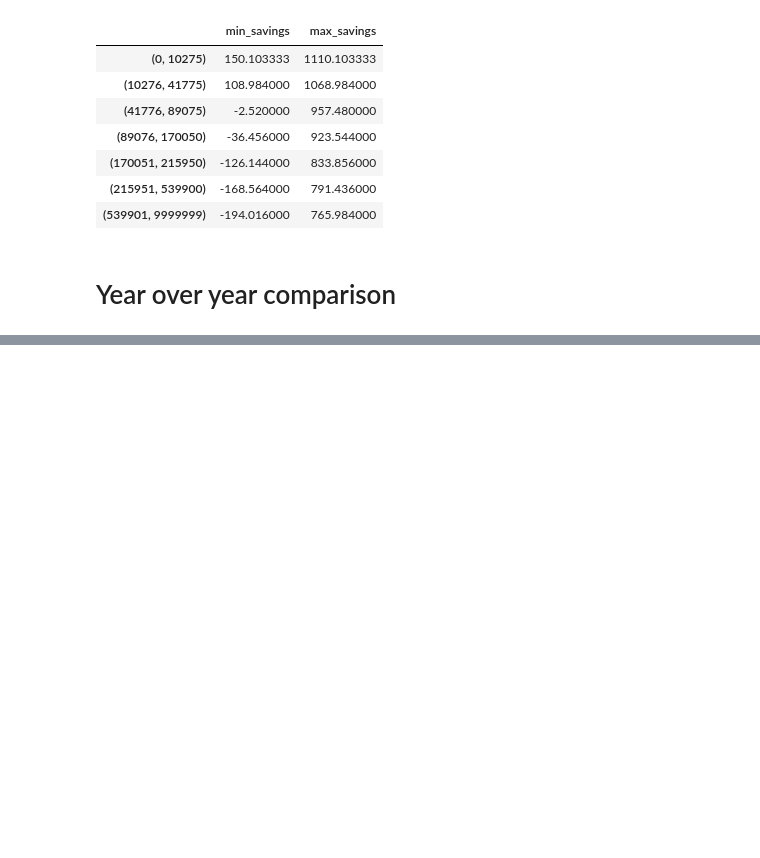
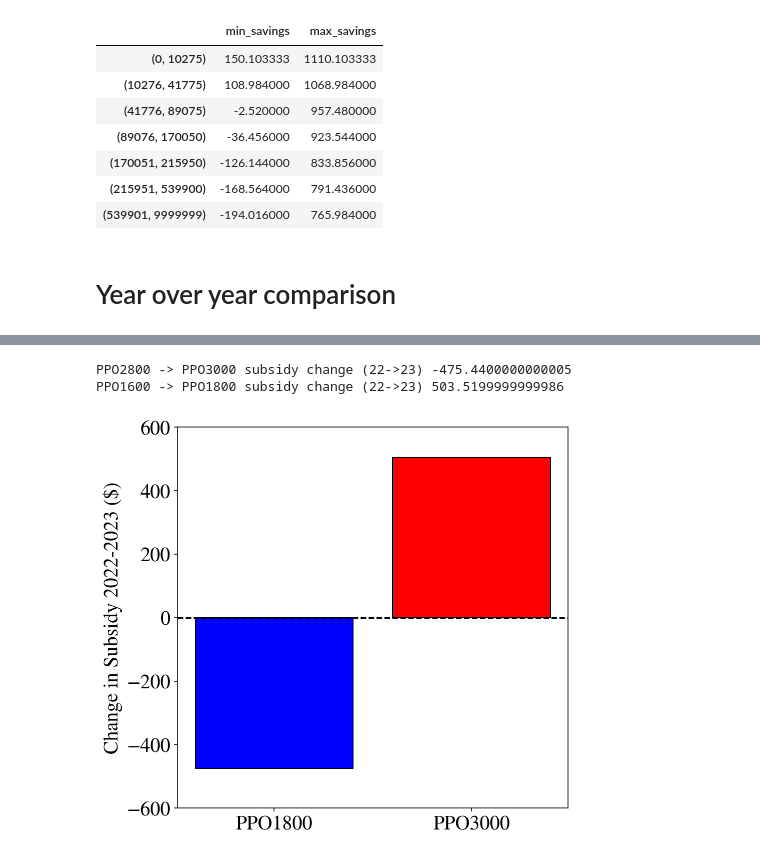
Before and after one commit to sbooeshaghi/health-insurance, a Jupyter notebook: healthcare_costs.ipynb, the cells around one changed output, grey strips where cells are left out. Drawn from its saved outputs; the diff is of its cells as text; code cells hidden in the pictures; blank space fills up the shorter version.

```diff
--- a/healthcare_costs.ipynb
+++ b/healthcare_costs.ipynb
@@ -777,0 +833,23 @@ fig.show()
+# %%
+print("PPO2800 -> PPO3000 subsidy change (22->23)", plans["PPO3000-23"]["premium_subsidy"] - plans["PPO2800-22"]["premium_subsidy"])
+print("PPO1600 -> PPO1800 subsidy change (22->23)", plans["PPO1800-23"]["premium_subsidy"] - plans["PPO1600-22"]["premium_subsidy"])
+# %% [output]
+PPO2800 -> PPO3000 subsidy change (22->23) -475.4400000000005
+PPO1600 -> PPO1800 subsidy change (22->23) 503.5199999999986
+# %%
+fig, ax = plt.subplots(figsize=(7,7))
+
+labels = ["PPO1800", "PPO3000"]
+y = [
+    plans["PPO3000-23"]["premium_subsidy"] - plans["PPO2800-22"]["premium_subsidy"],
+    plans["PPO1800-23"]["premium_subsidy"] - plans["PPO1600-22"]["premium_subsidy"]
+]
+ax.bar(labels, y, edgecolor="k", color=["blue", "red"])
+ax.axhline(0, color="k", linestyle="--")
+ax.set(**{
+    "ylabel": "Change in Subsidy 2022-2023 ($)",
+    "ylim": (-600, 600)
+})
+fig.show()
+# %% [output]
+[figure, added]
```
Also changed, not shown: parts of 2 cells of this notebook.
